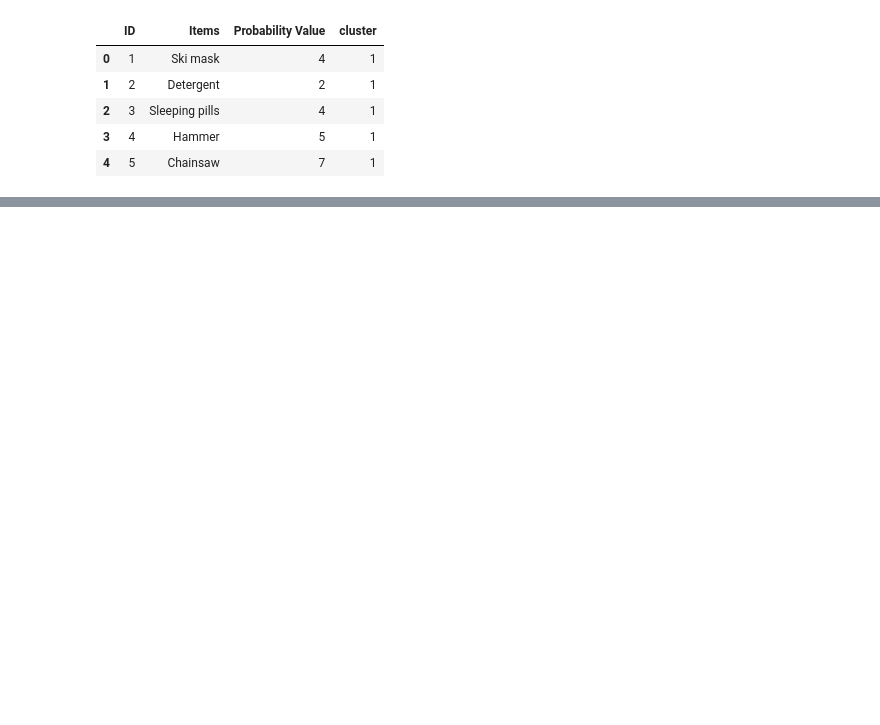
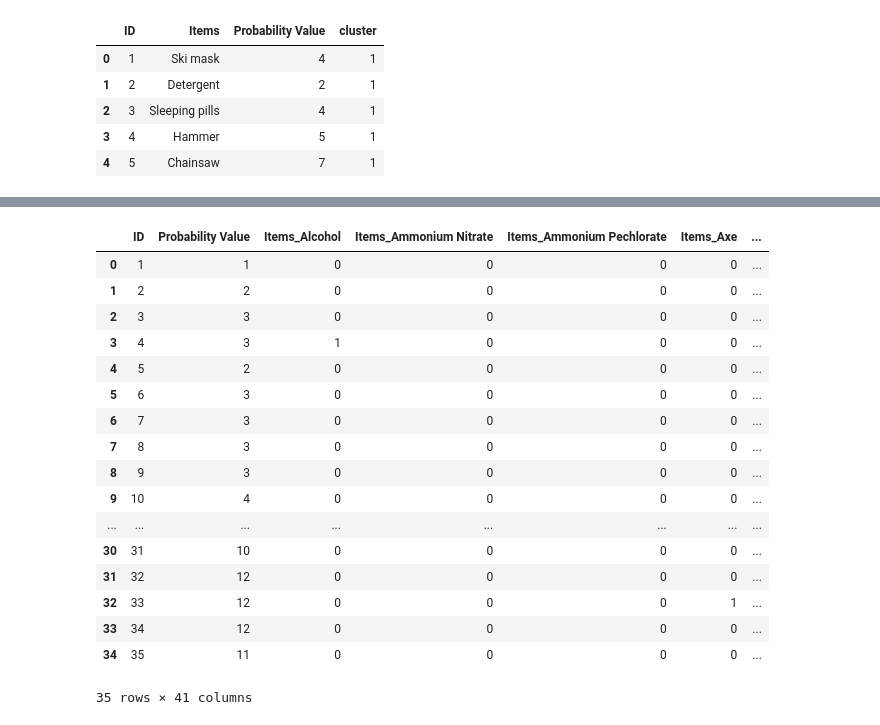
Before and after one commit to TioHalu/suspicious-item-detection, a Jupyter notebook: main.ipynb, the cells around one changed output, grey strips where cells are left out. Cells and saved outputs as stored; diff of their text form; code cells hidden in the pictures; blank space fills up the shorter version.

```diff
--- a/main.ipynb
+++ b/main.ipynb
@@ -302,0 +291,3 @@ plt.legend(['Pembunuhan', 'Kidnap', 'Clean TKP'])
+# %%
+dataset = pd.read_csv('Dataset alpha 0.1.csv')
+dataset.head()
@@ -302,0 +315,23 @@ plt.legend(['Pembunuhan', 'Kidnap', 'Clean TKP'])
+# %%
+X = dataset.iloc[:,0:4]
+X = pd.get_dummies(X)
+X
+# %% [output]
+|  | ID | Probability Value | Items_Alcohol | Items_Ammonium Nitrate | Items_Ammonium Pechlorate | Items_Axe | ... |
+| 0 | 1 | 1 | 0 | 0 | 0 | 0 | ... |
+| 1 | 2 | 2 | 0 | 0 | 0 | 0 | ... |
+| 2 | 3 | 3 | 0 | 0 | 0 | 0 | ... |
+| 3 | 4 | 3 | 1 | 0 | 0 | 0 | ... |
+| 4 | 5 | 2 | 0 | 0 | 0 | 0 | ... |
+| 5 | 6 | 3 | 0 | 0 | 0 | 0 | ... |
+| 6 | 7 | 3 | 0 | 0 | 0 | 0 | ... |
+| 7 | 8 | 3 | 0 | 0 | 0 | 0 | ... |
+| 8 | 9 | 3 | 0 | 0 | 0 | 0 | ... |
+| 9 | 10 | 4 | 0 | 0 | 0 | 0 | ... |
+| ... | ... | ... | ... | ... | ... | ... | ... |
+| 30 | 31 | 10 | 0 | 0 | 0 | 0 | ... |
+| 31 | 32 | 12 | 0 | 0 | 0 | 0 | ... |
+| 32 | 33 | 12 | 0 | 0 | 0 | 1 | ... |
+| 33 | 34 | 12 | 0 | 0 | 0 | 0 | ... |
+| 34 | 35 | 11 | 0 | 0 | 0 | 0 | ... |
+35 rows × 41 columns
```
Also changed, not shown: parts of 18 cells of this notebook.
